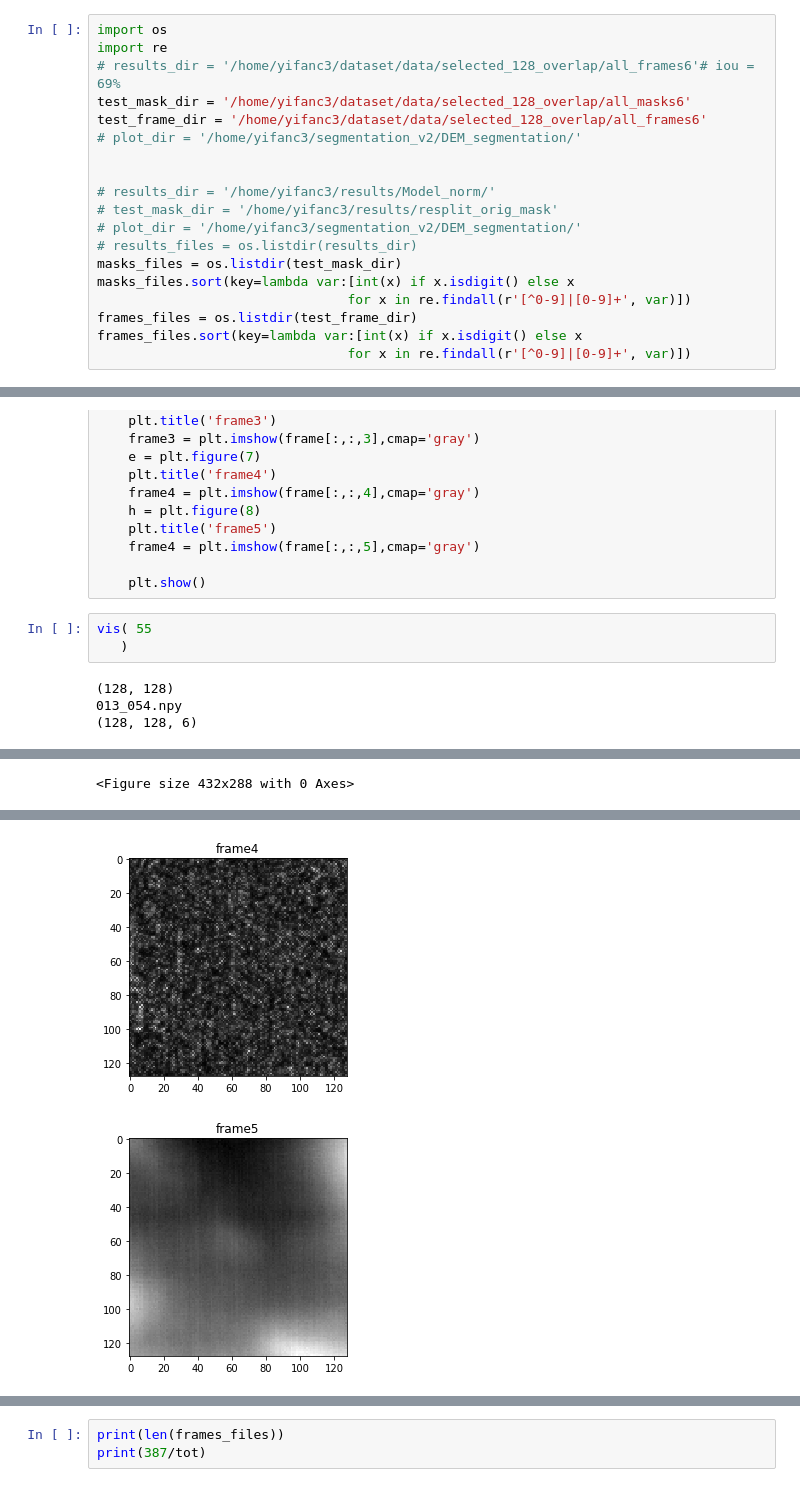
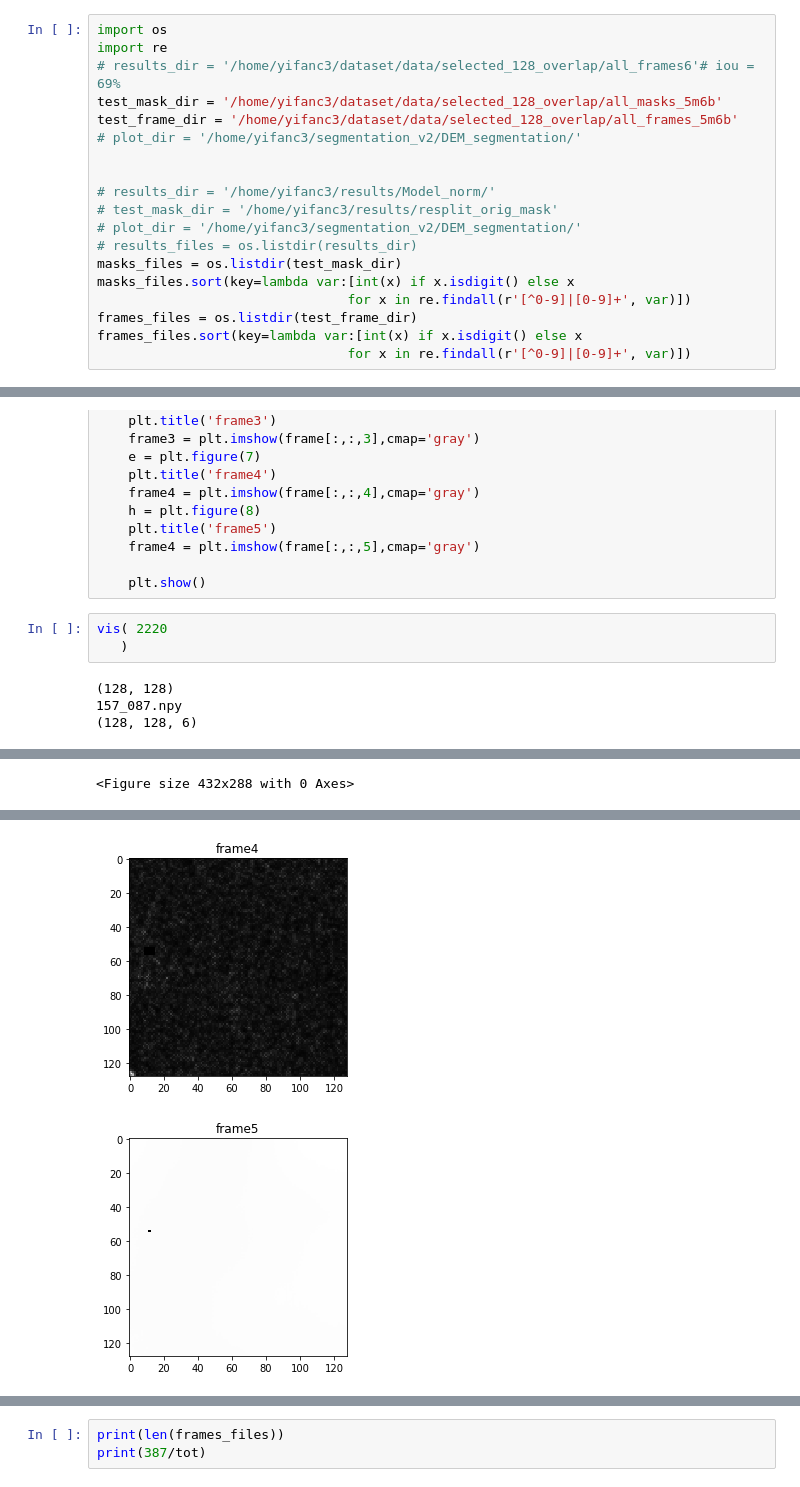
Before and after one commit to Chen-Yifan/DEM_segmentation, a Jupyter notebook: notebook/vis-dataset.ipynb, the cells around one changed output, grey strips where cells are left out. Saved outputs shown, nothing was run; the diff lists cells and outputs as text.

```diff
--- a/notebook/vis-dataset.ipynb
+++ b/notebook/vis-dataset.ipynb
@@ -2,8 +2,8 @@
 import os
 import re
 # results_dir = '/home/yifanc3/dataset/data/selected_128_overlap/all_frames6'# iou = 69%
-test_mask_dir = '/home/yifanc3/dataset/data/selected_128_overlap/all_masks6'
-test_frame_dir = '/home/yifanc3/dataset/data/selected_128_overlap/all_frames6'
+test_mask_dir = '/home/yifanc3/dataset/data/selected_128_overlap/all_masks_5m6b'
+test_frame_dir = '/home/yifanc3/dataset/data/selected_128_overlap/all_frames_5m6b'
 # plot_dir = '/home/yifanc3/segmentation_v2/DEM_segmentation/'
 
 
@@ -59,9 +59,9 @@ def vis(i):
 
     plt.show()
 # %%
-vis( 55
+vis( 2220
    )
 # %% [output]
 (128, 128)
-013_054.npy
+157_087.npy
 (128, 128, 6)
@@ -74,2 +74,2 @@ vis( 55
-[figure, old version]
+[figure, new version]
-[figure, old version]
+[figure, new version]
```
Also changed, not shown: parts of 3 cells of this notebook, 11 other files.
